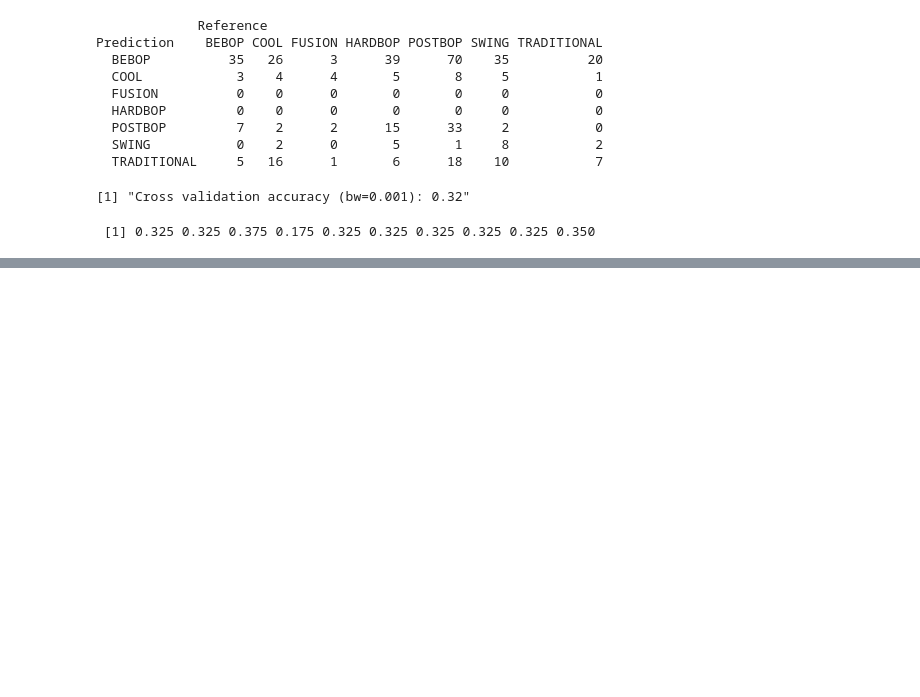
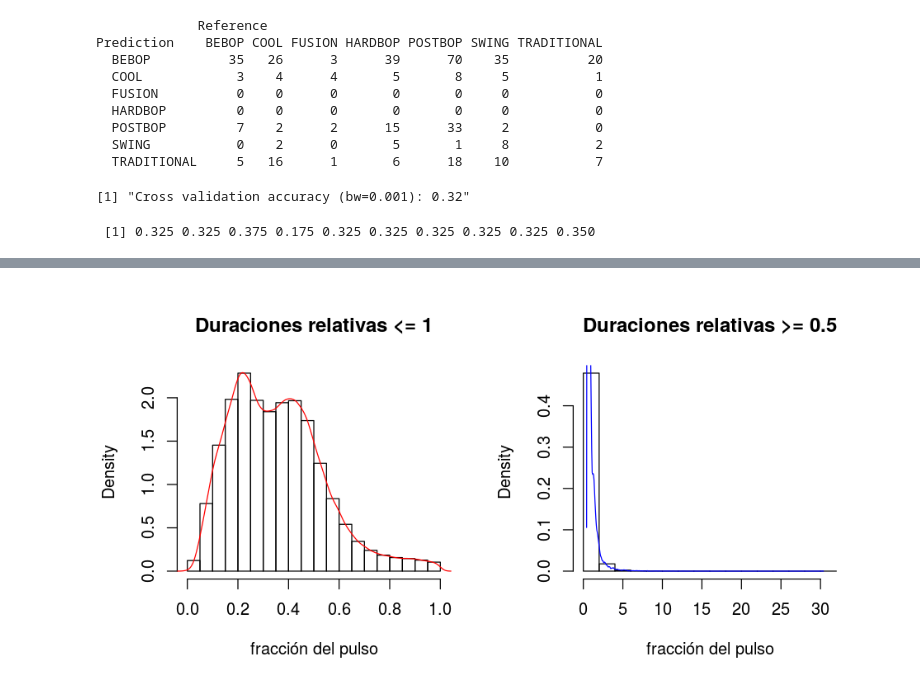
Before and after one commit to m2march/tp_final_r, a Jupyter notebook: tp_final/TP Final.ipynb, the cells around one changed output, grey strips where cells are left out. Cells and saved outputs as stored; diff of their text form; code cells hidden in the pictures; blank space fills up the shorter version.

Commit message:
Analisis de duraciones como normales

```diff
--- a/tp_final/TP Final.ipynb
+++ b/tp_final/TP Final.ipynb
@@ -392,0 +399,11 @@ all.cv.scores(cv.scores.h_opt)
+# %%
+rel.durations <- melody.44$duration / melody.44$beatdur
+par(mfrow=c(1, 2))
+
+hist(rel.durations[rel.durations <= 1], main='Duraciones relativas <= 1', xlab='fracción del pulso', freq=F)
+lines(density(rel.durations[rel.durations <= 1]), col='red')
+
+hist(rel.durations[rel.durations >= 0.5], main='Duraciones relativas >= 0.5', xlab='fracción del pulso', freq=F)
+lines(density(rel.durations[rel.durations >= 0.5]), col='blue')
+# %% [output]
+[figure, added]
```
Also changed, not shown: parts of 8 cells of this notebook.
